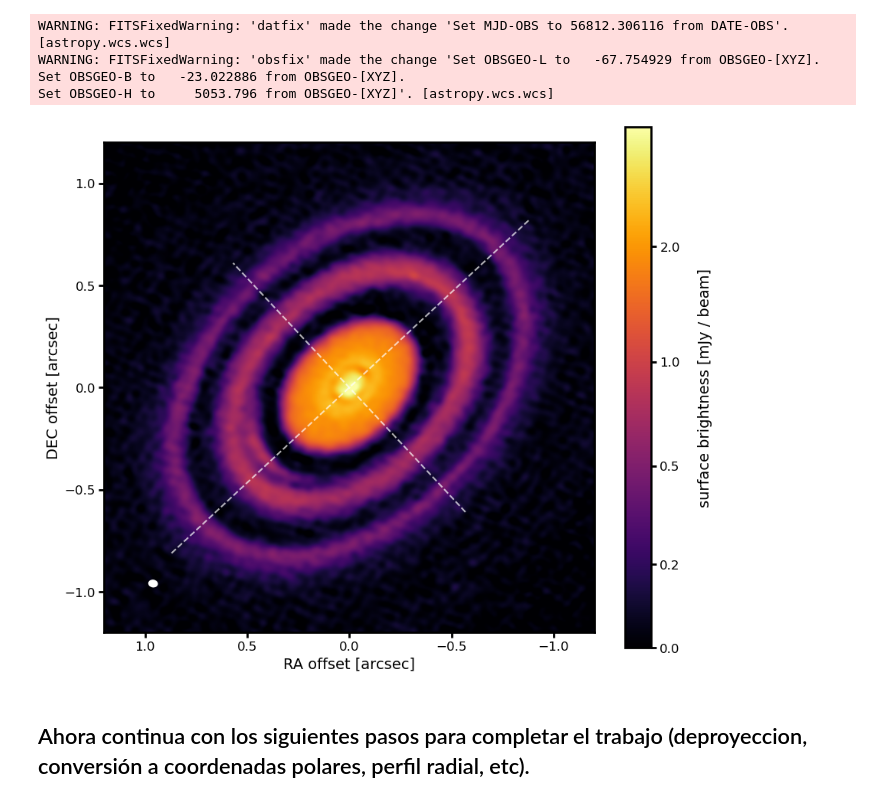
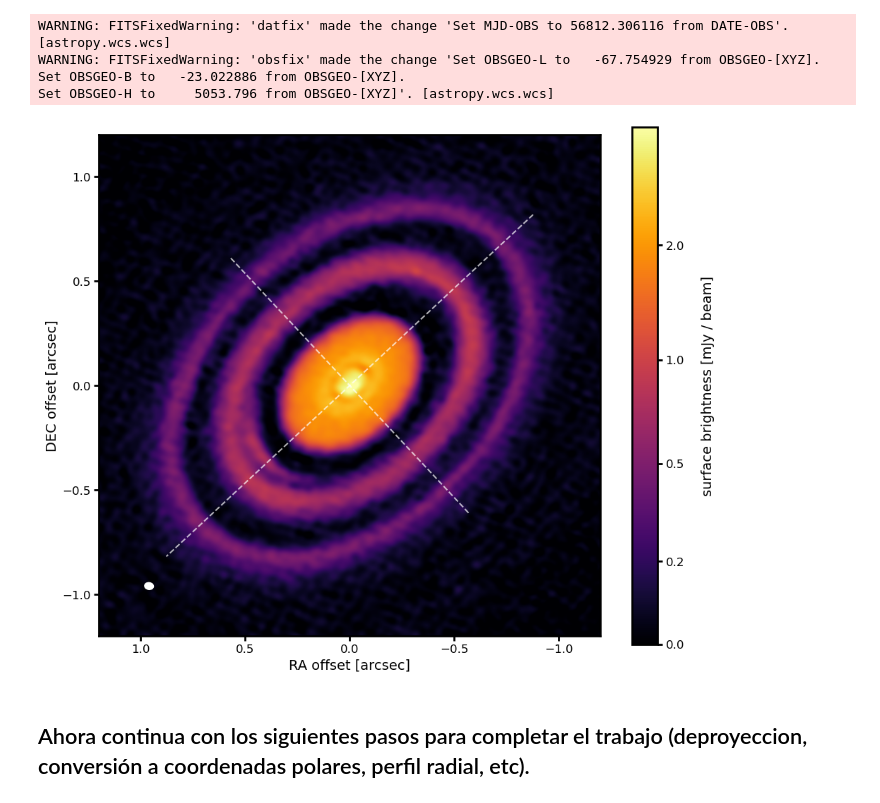
Before and after one commit to seba-perez/seba-perez.github.io, a Jupyter notebook: teaching/2025-astrofisica-de-la-formacion-planetaria/trabajo/analisis_imagen_DSHARP.ipynb, the cells around one changed output. Cells and saved outputs as stored; diff of their text form; code cells hidden in the pictures.

```diff
--- a/teaching/2025-astrofisica-de-la-formacion-planetaria/trabajo/analisis_imagen_DSHARP.ipynb
+++ b/teaching/2025-astrofisica-de-la-formacion-planetaria/trabajo/analisis_imagen_DSHARP.ipynb
@@ -86,33 +86,35 @@ norm = ImageNormalize(vmin=vmin, vmax=vmax, stretch=AsinhStretch(0.1))
 fig, ax = plt.subplots(figsize=(10, 8))
 im = ax.imshow(image, origin='lower', cmap=cmap, extent=im_bounds, norm=norm, aspect='equal')
 
 # minor and major axes
 rmaj = np.linspace(-rout, rout, 2)
 ax.plot(rmaj * np.sin(PAr), rmaj * np.cos(PAr), '--w', alpha=0.7)
 ax.plot(rmaj * np.cos(inclr) * np.sin(PAr - 0.5*np.pi),
         rmaj * np.cos(inclr) * np.cos(PAr - 0.5*np.pi), '--w', alpha=0.7)
 
 # limits, labeling
 ax.set_xlim(dRA_lims)
 ax.set_ylim(dDEC_lims)
 ax.set_xlabel('RA offset [arcsec]')
 ax.set_ylabel('DEC offset [arcsec]')
 
 # scalebar
 cb = plt.colorbar(im, ax=ax, pad=0.05)
 cb.set_ticks([0, 0.2, 0.5, 1.0, 2.0])
 cb.set_label('surface brightness [mJy / beam]', rotation=90, labelpad=17)
 
 # beam
 beam = Ellipse((dRA_lims[0] + 0.1*np.diff(dRA_lims), dDEC_lims[0] + 0.1*np.diff(dDEC_lims)),
                 beam_maj, beam_min, angle=90-beam_PA)
 beam.set_facecolor('w')
 ax.add_artist(beam)
 
 # adjust layout
 fig.subplots_adjust(left=0.13, right=0.93, bottom=0.13, top=0.98)
+fig.tight_layout()
+plt.savefig("hd163296.png")
 plt.show()
 # %% [output]
-[figure, old version]
+[figure, new version]
 # %% [markdown]
 ## Ahora continua con los siguientes pasos para completar el trabajo (deproyeccion, conversión a coordenadas polares, perfil radial, etc).
```
Also changed, not shown: 5 other files.
